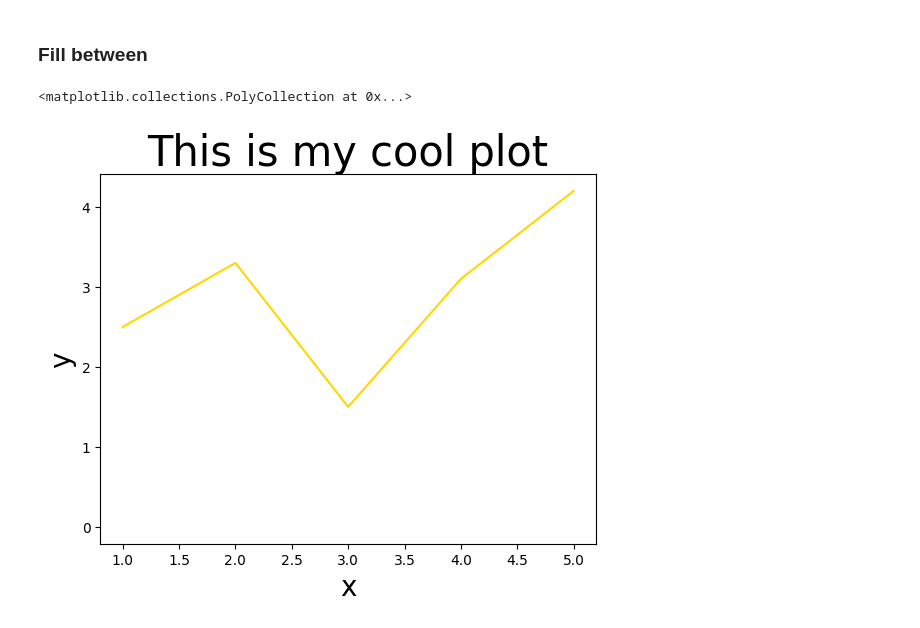
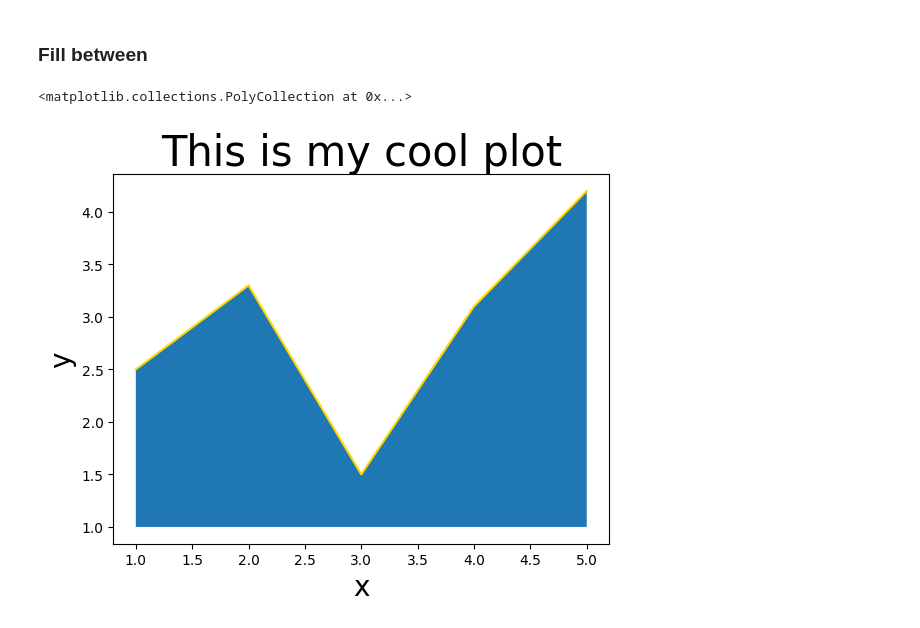
Before and after one commit to Chia-vie/BSc_tutorial, a Jupyter notebook: plotting_in_python.ipynb, the cells around one changed output. Saved outputs shown, nothing was run; the diff lists cells and outputs as text; code cells hidden in the pictures.

```diff
--- a/plotting_in_python.ipynb
+++ b/plotting_in_python.ipynb
@@ -63,11 +190,9 @@ plt.savefig('myplot.png')
 # %%
 plt.plot(myarr, otherarr, c='gold')
 plt.xlabel('x', fontsize=20)
 plt.ylabel('y', fontsize=20)
 plt.title('This is my cool plot', fontsize=30)
-plt.fill_between(1.5, otherarr)
-
-# anschauen!!
+plt.fill_between(myarr, otherarr, 1) # x values, y_max values, y_min values
 # %% [output]
 <matplotlib.collections.PolyCollection at 0x...>
-[figure, old version]
+[figure, new version]
```
Also changed, not shown: parts of 27 cells of this notebook.
